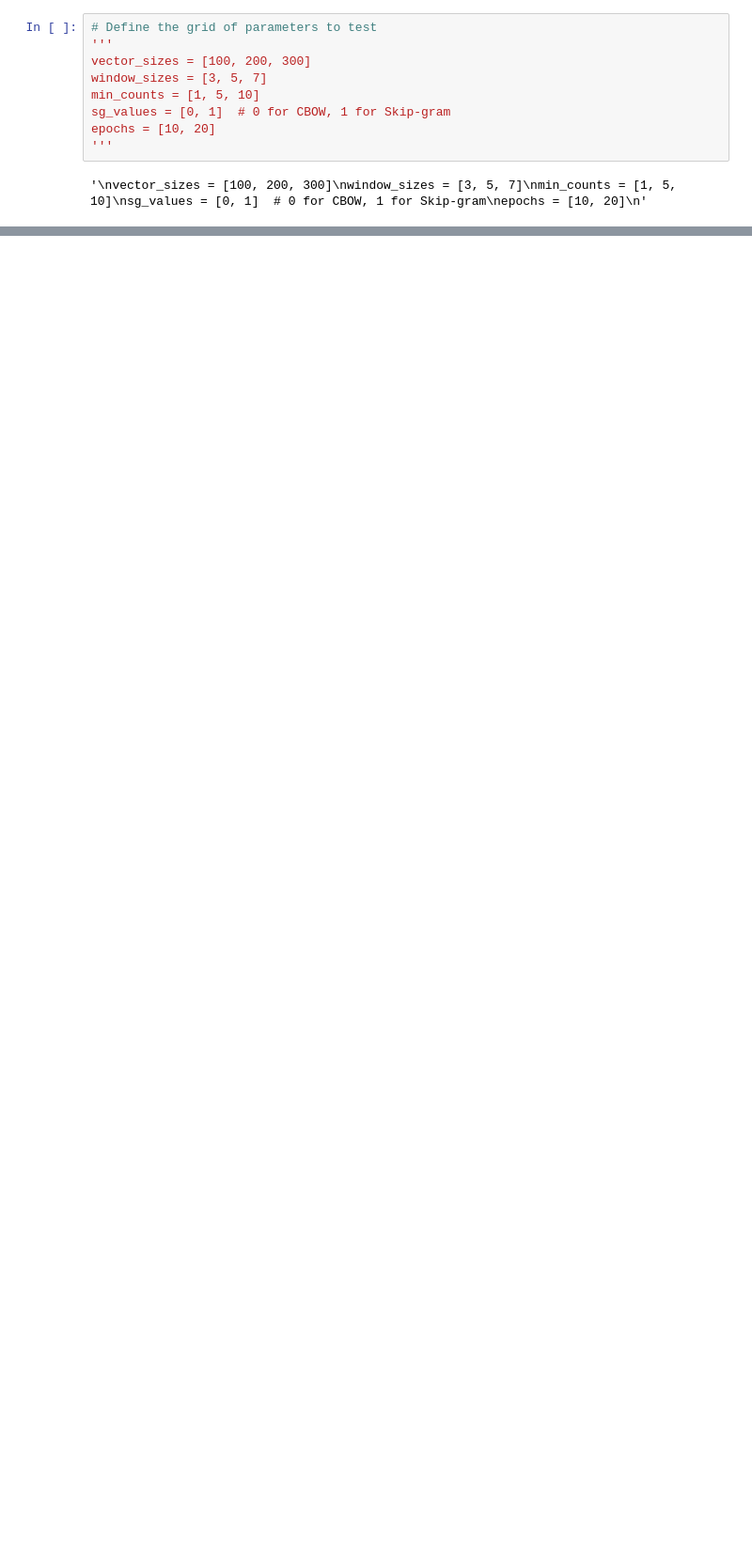
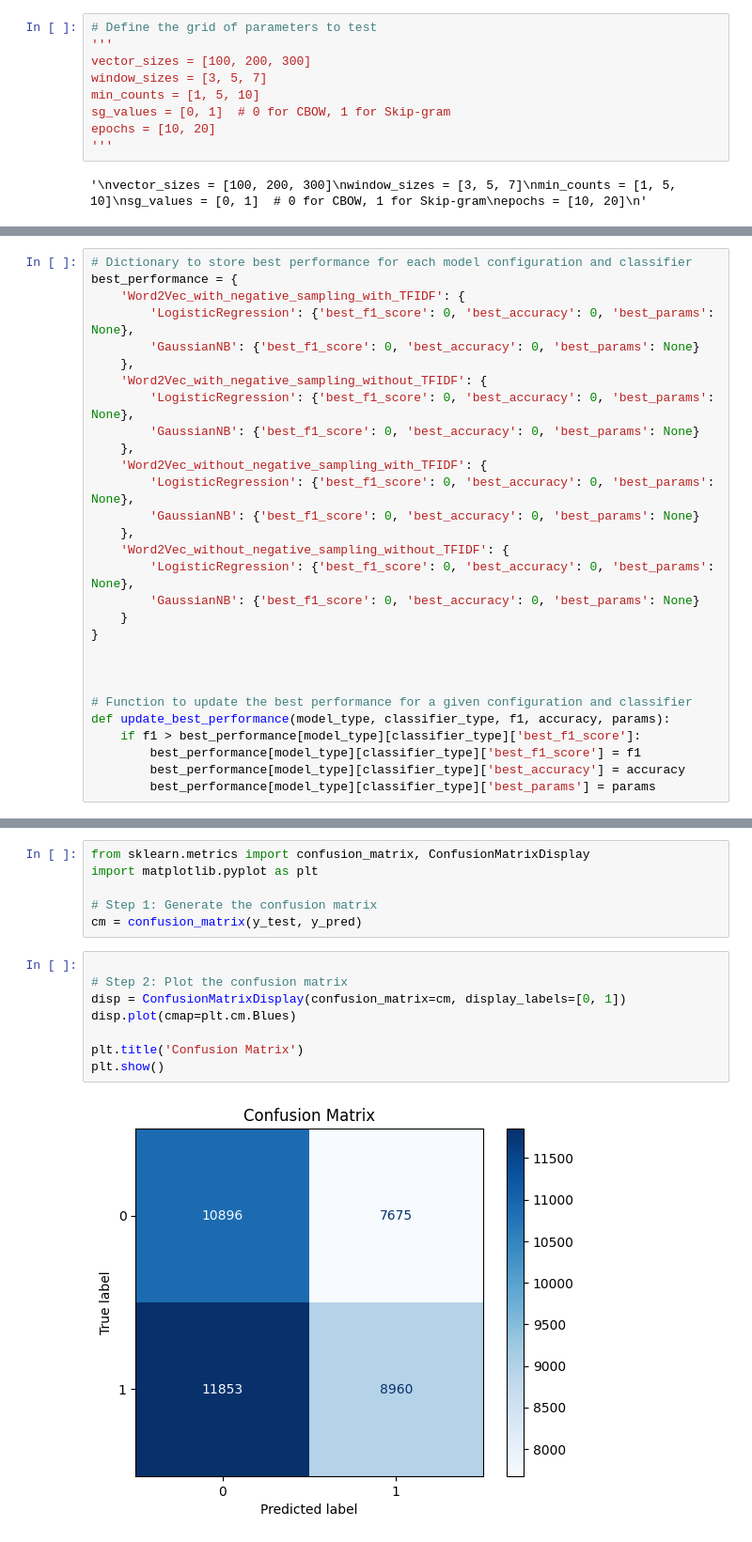
Before and after one commit to GeorgeAntono/Stock-Movement-Prediction, a Jupyter notebook: Whole_corpus.ipynb, the cells around one changed output, grey strips where cells are left out. Shown at 94% size. Cells and saved outputs as stored; diff of their text form; blank space fills up the shorter version.

```diff
--- a/Whole_corpus.ipynb
+++ b/Whole_corpus.ipynb
@@ -445,0 +217,29 @@ print(f"Gaussian Naive Bayes: Best Model Accuracy: {best_accuracy:.4f}, Best Mod
+# %%
+# Dictionary to store best performance for each model configuration and classifier
+best_performance = {
+    'Word2Vec_with_negative_sampling_with_TFIDF': {
+        'LogisticRegression': {'best_f1_score': 0, 'best_accuracy': 0, 'best_params': None},
+        'GaussianNB': {'best_f1_score': 0, 'best_accuracy': 0, 'best_params': None}
+    },
+    'Word2Vec_with_negative_sampling_without_TFIDF': {
+        'LogisticRegression': {'best_f1_score': 0, 'best_accuracy': 0, 'best_params': None},
+        'GaussianNB': {'best_f1_score': 0, 'best_accuracy': 0, 'best_params': None}
+    },
+    'Word2Vec_without_negative_sampling_with_TFIDF': {
+        'LogisticRegression': {'best_f1_score': 0, 'best_accuracy': 0, 'best_params': None},
+        'GaussianNB': {'best_f1_score': 0, 'best_accuracy': 0, 'best_params': None}
+    },
+    'Word2Vec_without_negative_sampling_without_TFIDF': {
+        'LogisticRegression': {'best_f1_score': 0, 'best_accuracy': 0, 'best_params': None},
+        'GaussianNB': {'best_f1_score': 0, 'best_accuracy': 0, 'best_params': None}
+    }
+}
+
+
+
+# Function to update the best performance for a given configuration and classifier
+def update_best_performance(model_type, classifier_type, f1, accuracy, params):
+    if f1 > best_performance[model_type][classifier_type]['best_f1_score']:
+        best_performance[model_type][classifier_type]['best_f1_score'] = f1
+        best_performance[model_type][classifier_type]['best_accuracy'] = accuracy
+        best_performance[model_type][classifier_type]['best_params'] = params
@@ -445,0 +377,16 @@ print(f"Gaussian Naive Bayes: Best Model Accuracy: {best_accuracy:.4f}, Best Mod
+# %%
+from sklearn.metrics import confusion_matrix, ConfusionMatrixDisplay
+import matplotlib.pyplot as plt
+
+# Step 1: Generate the confusion matrix
+cm = confusion_matrix(y_test, y_pred)
+# %%
+
+# Step 2: Plot the confusion matrix
+disp = ConfusionMatrixDisplay(confusion_matrix=cm, display_labels=[0, 1])
+disp.plot(cmap=plt.cm.Blues)
+
+plt.title('Confusion Matrix')
+plt.show()
+# %% [output]
+[figure, added]
```
Also changed, not shown: parts of 7 cells of this notebook, 2 other files.
